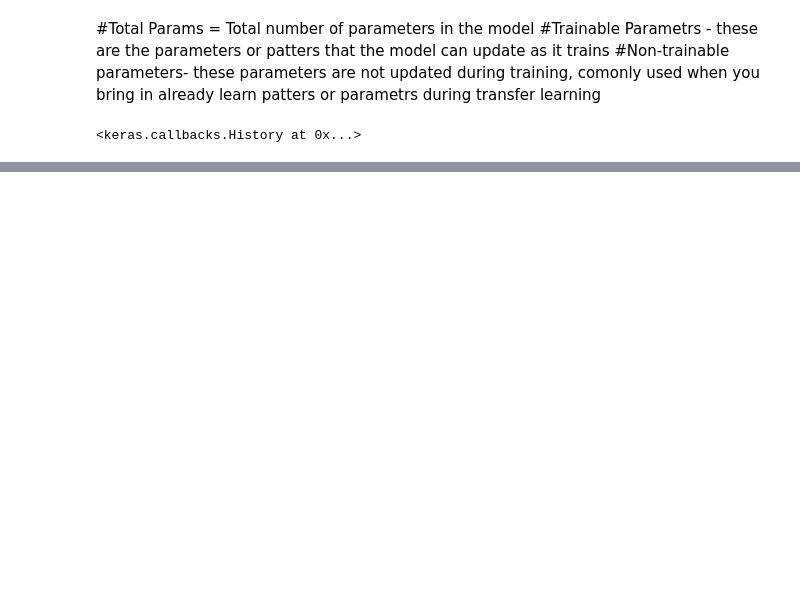
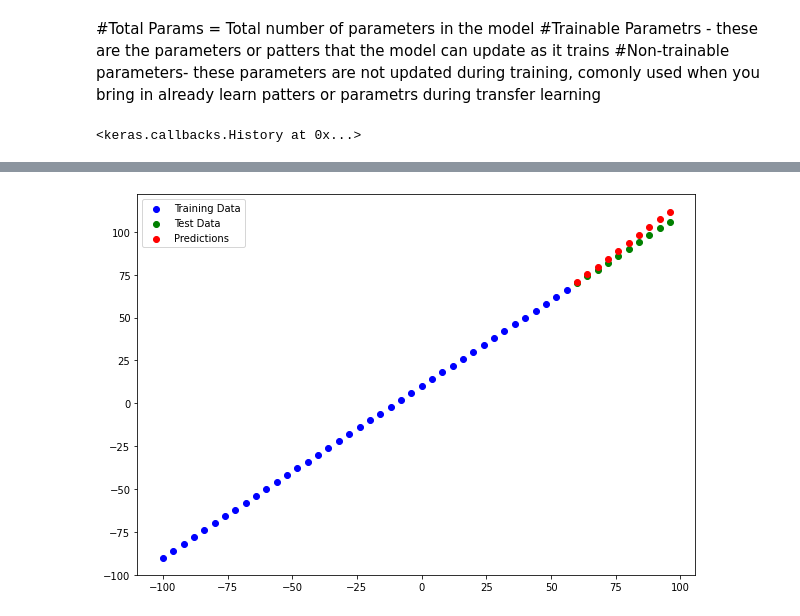
Before and after one commit to JacksonLeb/tensorflow_learning, a Jupyter notebook: 01_nn_regression_with_tf.ipynb, the cells around one changed output, grey strips where cells are left out. Cells and saved outputs as stored; diff of their text form; code cells hidden in the pictures; blank space fills up the shorter version.

```diff
--- a/01_nn_regression_with_tf.ipynb
+++ b/01_nn_regression_with_tf.ipynb
@@ -397,0 +452,3 @@ model.fit(tf.expand_dims(X_train, axis=-1), y_train, epochs=100, verbose=0)
+# %%
+y_pred = tf.constant(y_pred)
+y_pred
@@ -397,0 +481,2 @@ model.fit(tf.expand_dims(X_train, axis=-1), y_train, epochs=100, verbose=0)
+# %%
+y_pred = tf.squeeze(y_pred)
@@ -397,0 +600,4 @@ model.fit(tf.expand_dims(X_train, axis=-1), y_train, epochs=100, verbose=0)
+# %%
+plot_predictions(predictions=y_pred)
+# %% [output]
+[figure, added]
```
Also changed, not shown: parts of 32 cells of this notebook.
